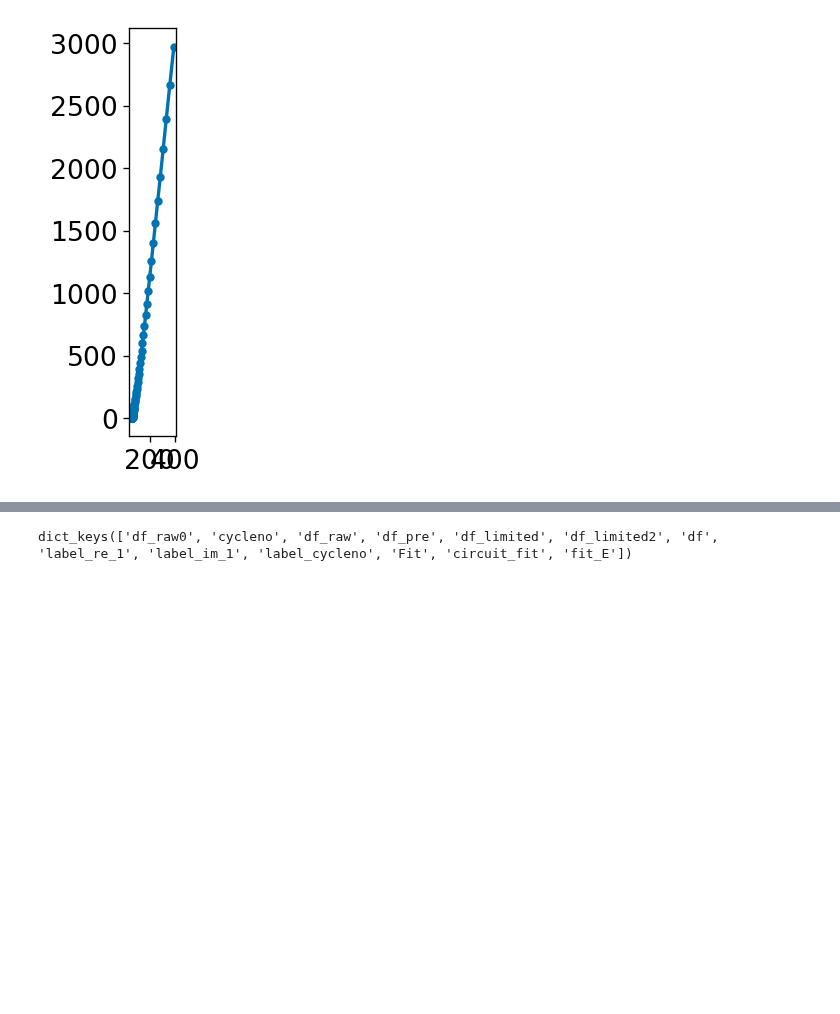
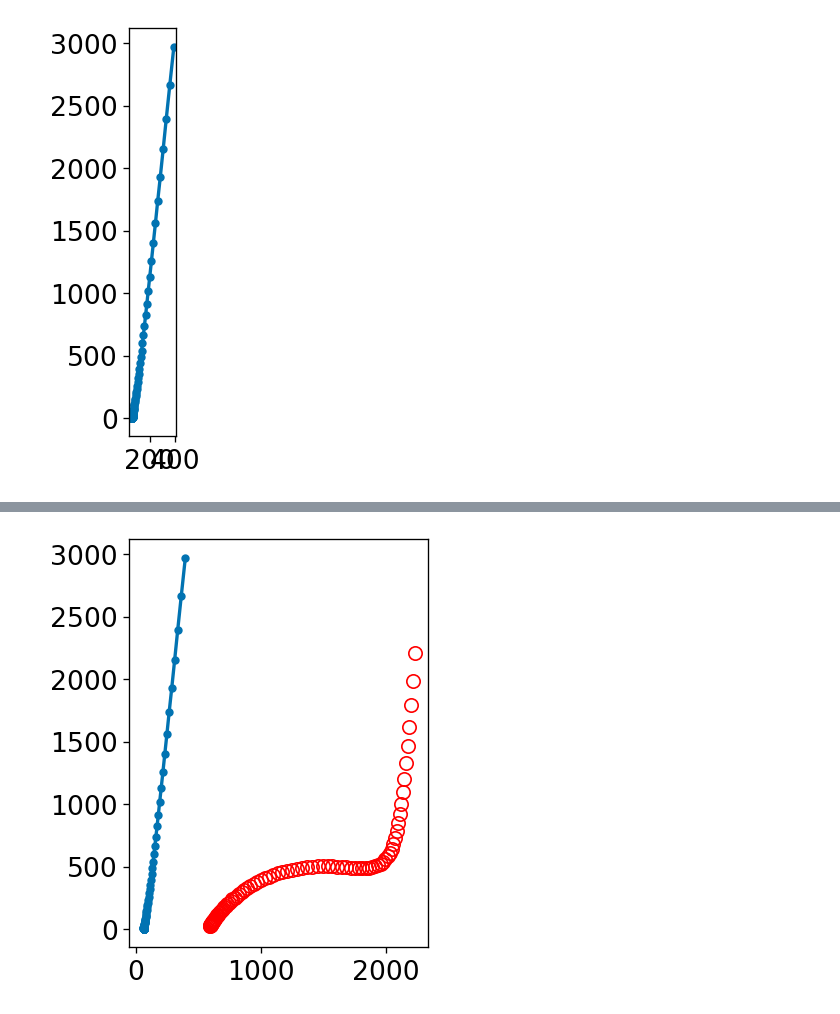
Before and after one commit to WildcatDiscovery/Kyler_Speed_Circuit, a Jupyter notebook: python_notebooks/function_testing.ipynb, the cells around one changed output, grey strips where cells are left out. Saved outputs shown, nothing was run; the diff lists cells and outputs as text; code cells hidden in the pictures; blank space fills up the shorter version.

```diff
--- a/python_notebooks/function_testing.ipynb
+++ b/python_notebooks/function_testing.ipynb
@@ -57,4 +69,4 @@ Index(['f', 're', 'im', 'Z_mag', 'Z_phase', 'times', 'E_avg', 'I_avg', 'Cs/µF',
-# %%
-mpt_data.__dict__.keys()
-# %% [output]
-dict_keys(['df_raw0', 'cycleno', 'df_raw', 'df_pre', 'df_limited', 'df_limited2', 'df', 'label_re_1', 'label_im_1', 'label_cycleno', 'Fit', 'circuit_fit', 'fit_E'])
+# %%
+mpt_data.mpt_plot(fitting = 'on')
+# %% [output]
+[figure, added]
```
Also changed, not shown: parts of 8 cells of this notebook, 1 other file.
